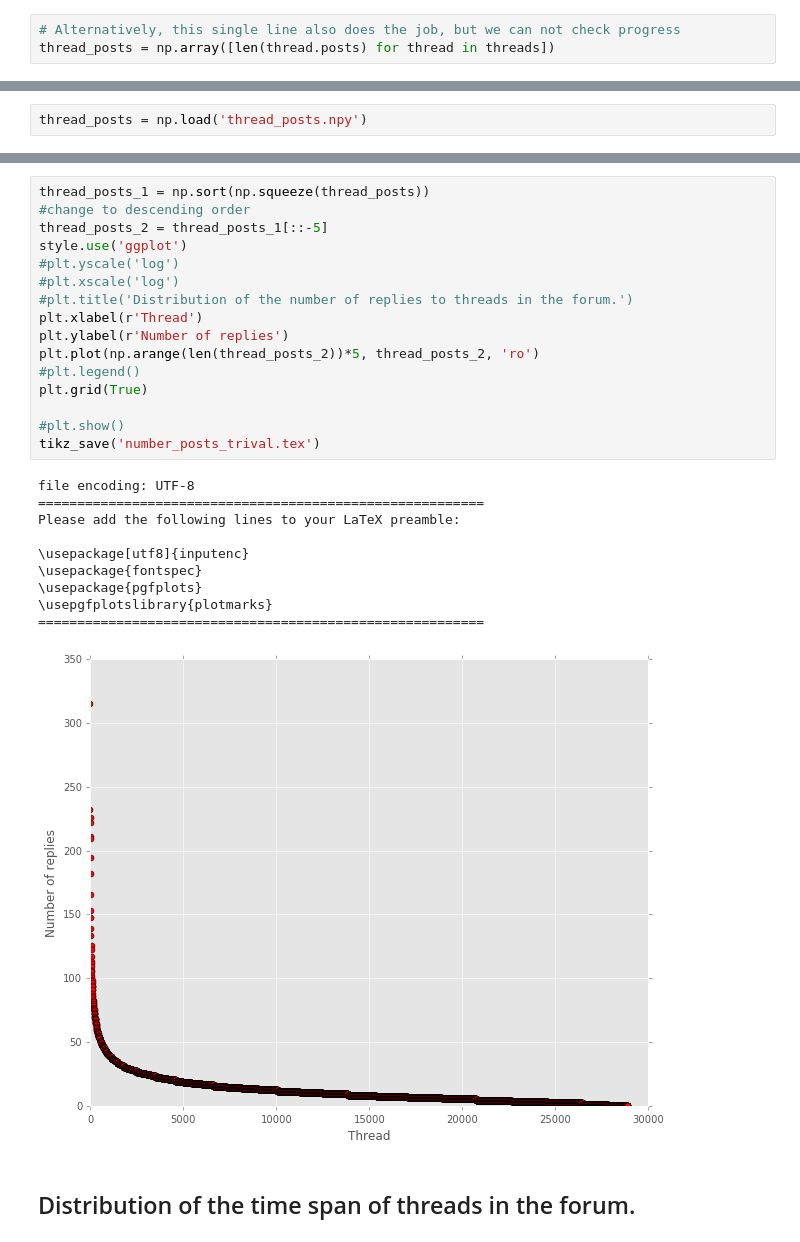
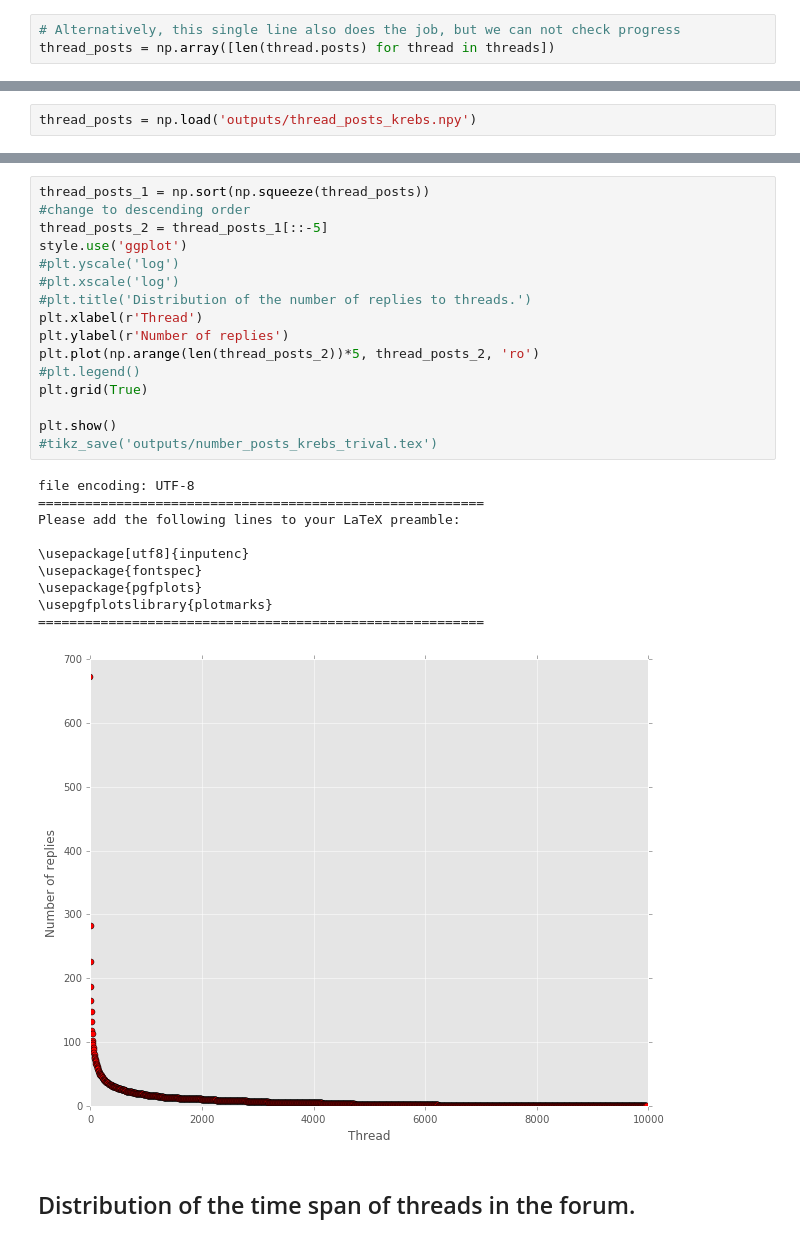
Before and after one commit to stomachacheGE/forum_crawler, a Jupyter notebook: prostatakrebs_statistic.ipynb, the cells around one changed output, grey strips where cells are left out. Saved outputs shown, nothing was run; the diff lists cells and outputs as text.

```diff
--- a/prostatakrebs_statistic.ipynb
+++ b/prostatakrebs_statistic.ipynb
@@ -173,5 +182,5 @@ np.save('thread_posts', thread_posts)
 # %%
-thread_posts = np.load('thread_posts.npy')
+thread_posts = np.load('outputs/thread_posts_krebs.npy')
 # %%
 show_statistics(thread_posts)
 # %% [output]
@@ -210,30 +219,30 @@ Please add the following lines to your LaTeX preamble:
 # %%
 thread_posts_1 = np.sort(np.squeeze(thread_posts))
 #change to descending order
 thread_posts_2 = thread_posts_1[::-5]
 style.use('ggplot')
 #plt.yscale('log')
 #plt.xscale('log')
-#plt.title('Distribution of the number of replies to threads in the forum.')
+#plt.title('Distribution of the number of replies to threads.')
 plt.xlabel(r'Thread')
 plt.ylabel(r'Number of replies')
 plt.plot(np.arange(len(thread_posts_2))*5, thread_posts_2, 'ro')
 #plt.legend()
 plt.grid(True)
 
-#plt.show()
-tikz_save('number_posts_trival.tex')
+plt.show()
+#tikz_save('outputs/number_posts_krebs_trival.tex')
 # %% [output]
 file encoding: UTF-8
 =========================================================
 Please add the following lines to your LaTeX preamble:
 
 \usepackage[utf8]{inputenc}
 \usepackage{fontspec}
 \usepackage{pgfplots}
 \usepgfplotslibrary{plotmarks}
 =========================================================
-[figure, old version]
+[figure, new version]
 # %% [markdown]
 ## Distribution of the time span of threads in the forum.
 # %%
```
Also changed, not shown: parts of 20 cells of this notebook, 10 other files.
